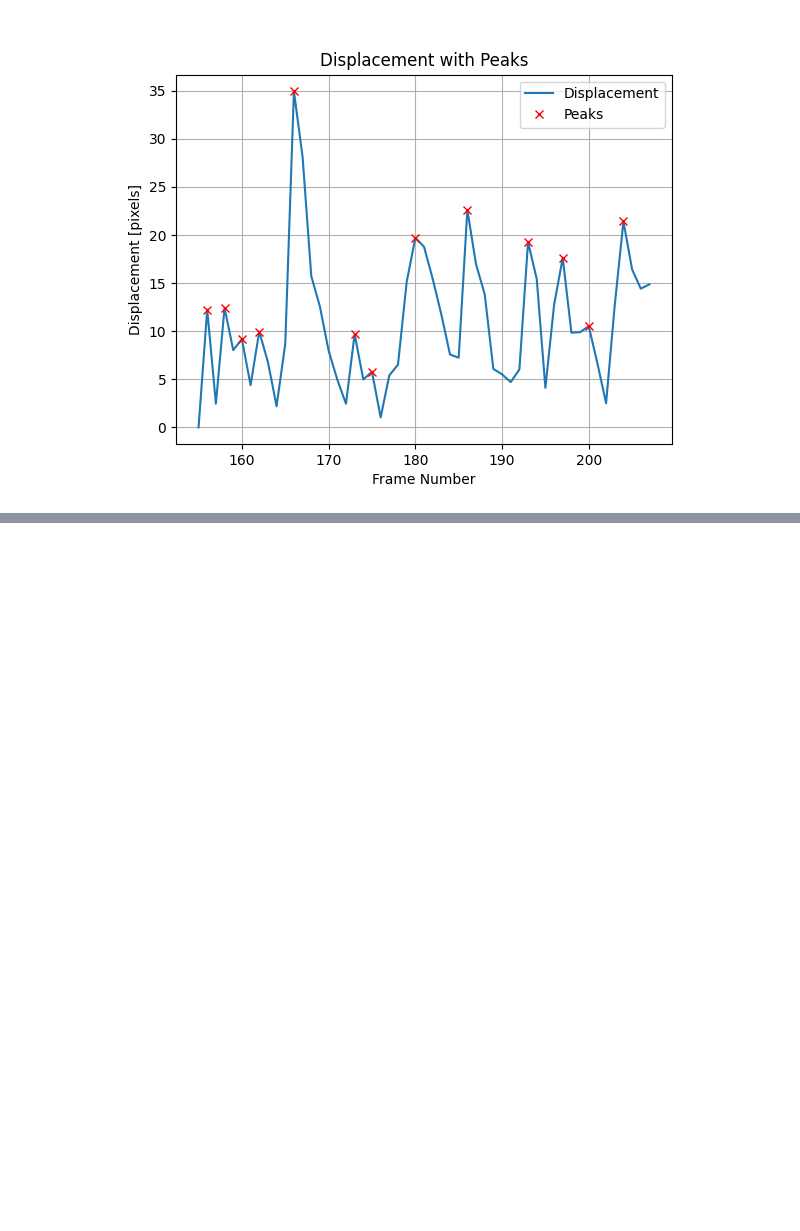
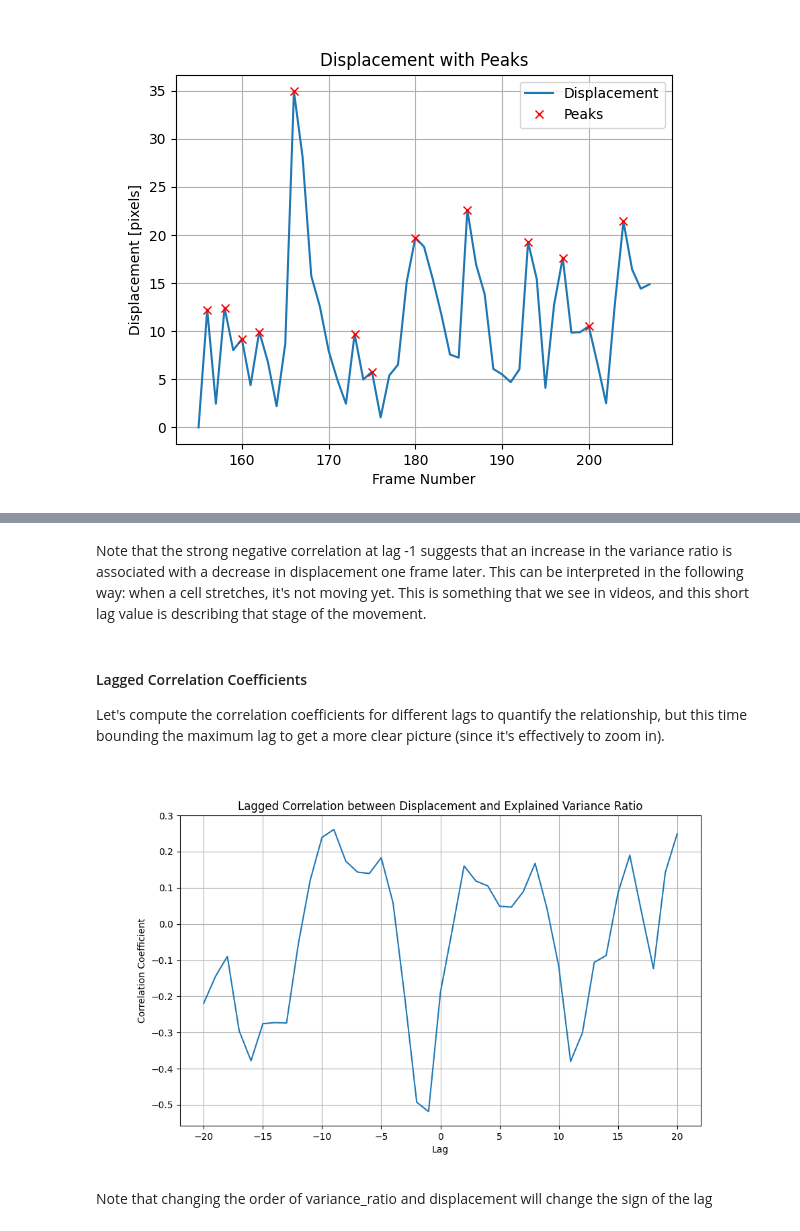
Before and after one commit to gonzaloangaut/tracking_cells, a Jupyter notebook: data_analysis.ipynb, the cells around one changed output, grey strips where cells are left out. Saved outputs shown, nothing was run; the diff lists cells and outputs as text; code cells hidden in the pictures; blank space fills up the shorter version.

```diff
--- a/data_analysis.ipynb
+++ b/data_analysis.ipynb
@@ -354,0 +417,34 @@ Number of Peaks: 13
+# %% [markdown]
+Note that the strong negative correlation at lag -1 suggests that an increase in the variance ratio is associated with a decrease in displacement one frame later. This can be interpreted in the following way: when a cell stretches, it's not moving yet. This is something that we see in videos, and this short lag value is describing that stage of the movement.
+# %% [markdown]
+#### Lagged Correlation Coefficients
+Let's compute the correlation coefficients for different lags to quantify the relationship, but this time bounding the maximum lag to get a more clear picture (since it's effectively to zoom in).
+# %%
+def lagged_correlation(x, y, lag):
+    if lag > 0:
+        return np.corrcoef(x[:-lag], y[lag:])[0, 1]
+    elif lag < 0:
+        return np.corrcoef(x[-lag:], y[:lag])[0, 1]
+    else:
+        return np.corrcoef(x, y)[0, 1]
+
+# Define maximum lag
+max_lag = 20  # for example, you can adjust this value
+
+# Compute lagged correlations
+lags = np.arange(-max_lag, max_lag + 1)
+correlations = [lagged_correlation(variance_ratio, displacement, lag) for lag in lags]
+# Note that changing the order of variance_ratio and displacement will change the sign of the lag
+
+# Plot lagged correlations
+plt.figure(figsize=(10, 6))
+plt.plot(lags, correlations)
+plt.title('Lagged Correlation between Displacement and Explained Variance Ratio')
+plt.xlabel('Lag')
+plt.ylabel('Correlation Coefficient')
+plt.grid(True)
+plt.show()
+# %% [output]
+[figure, added]
+# %% [markdown]
+Note that changing the order of variance_ratio and displacement will change the sign of the lag
```
Also changed, not shown: parts of 23 cells of this notebook.
